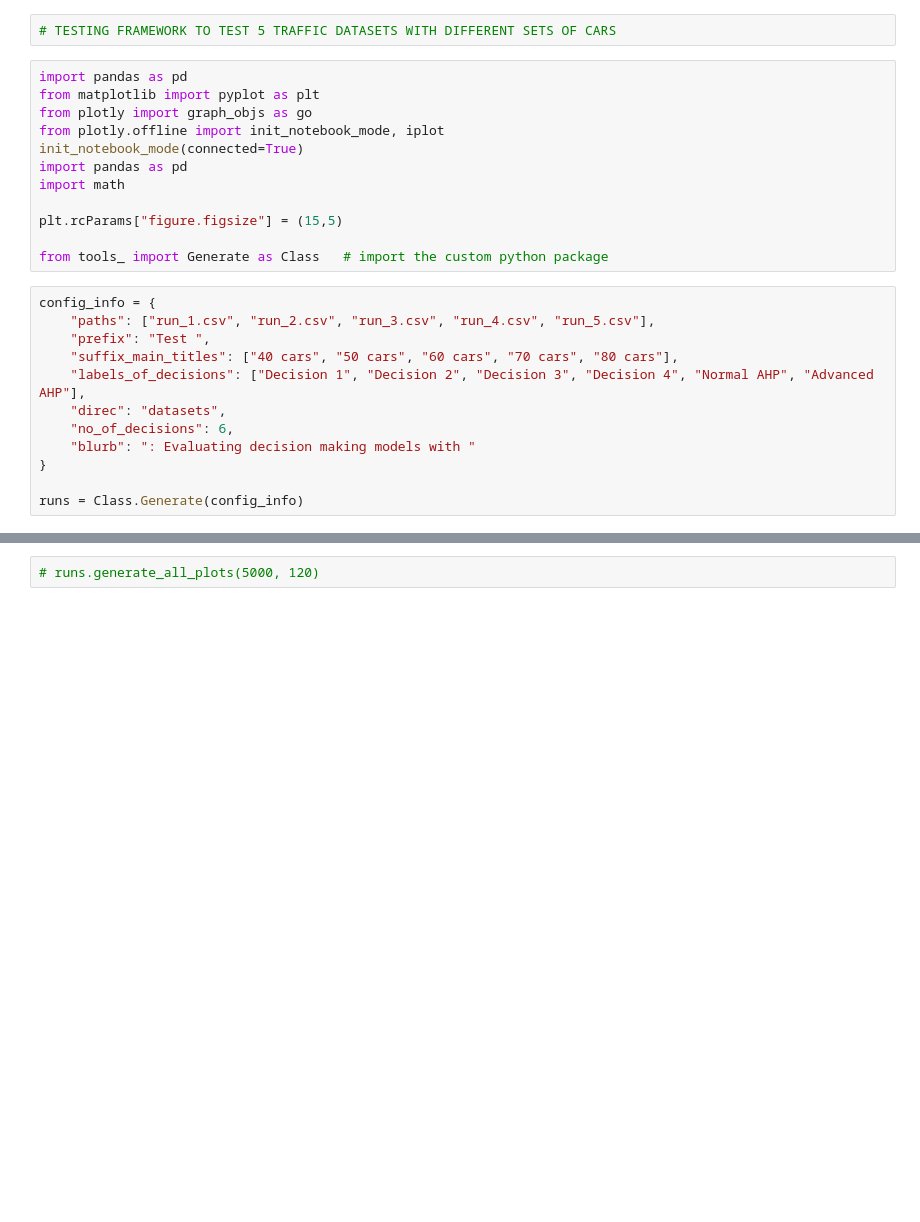
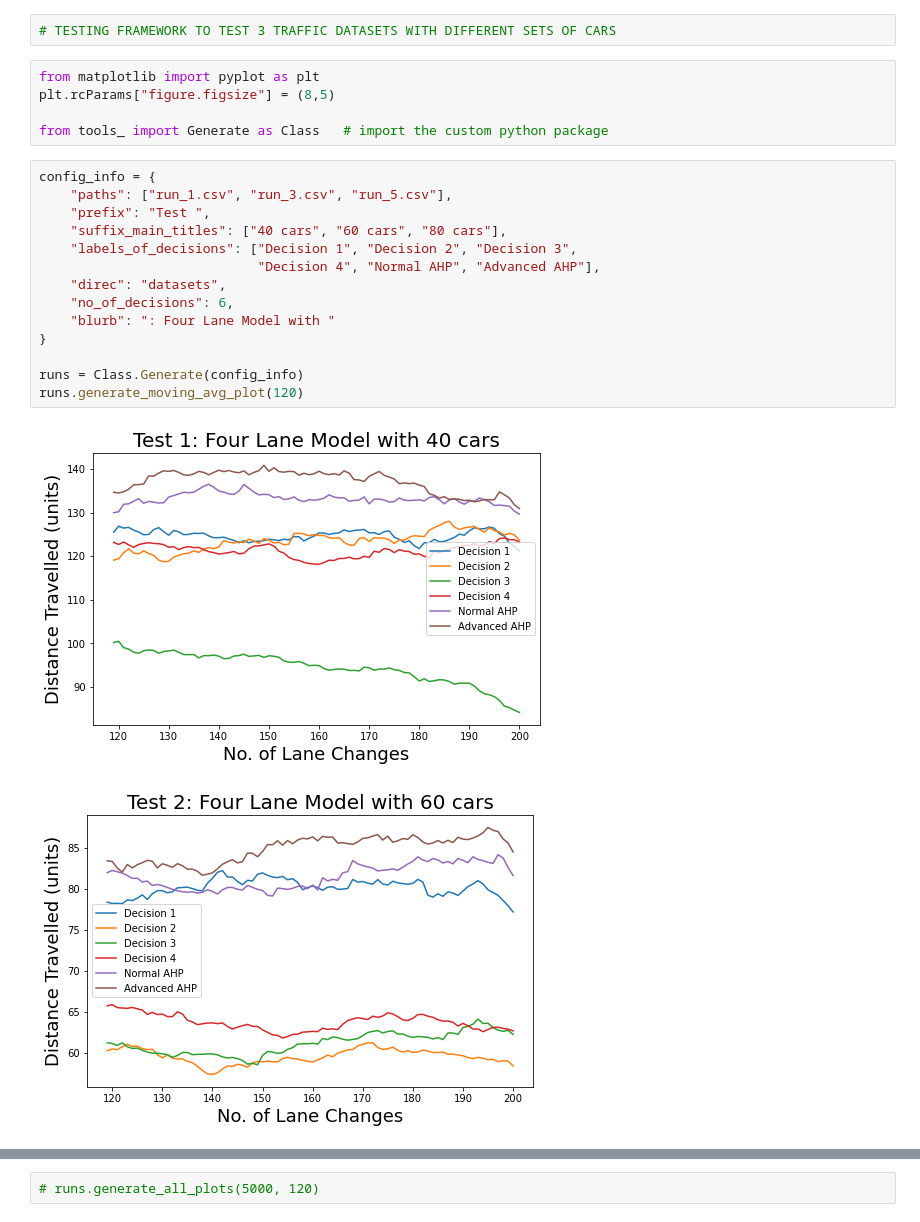
Before and after one commit to Shiv3901/Model_Tester, a Jupyter notebook: Testing.ipynb, the cells around one changed output, grey strips where cells are left out. Cells and saved outputs as stored; diff of their text form; blank space fills up the shorter version.

```diff
--- a/Testing.ipynb
+++ b/Testing.ipynb
@@ -1,26 +1,24 @@
 # %%
-# TESTING FRAMEWORK TO TEST 5 TRAFFIC DATASETS WITH DIFFERENT SETS OF CARS
+# TESTING FRAMEWORK TO TEST 3 TRAFFIC DATASETS WITH DIFFERENT SETS OF CARS
 # %%
-import pandas as pd
 from matplotlib import pyplot as plt
-from plotly import graph_objs as go
-from plotly.offline import init_notebook_mode, iplot
-init_notebook_mode(connected=True)
-import pandas as pd
-import math
-
-plt.rcParams["figure.figsize"] = (15,5)
+plt.rcParams["figure.figsize"] = (8,5)
 
 from tools_ import Generate as Class   # import the custom python package
 # %%
 config_info = {
-    "paths": ["run_1.csv", "run_2.csv", "run_3.csv", "run_4.csv", "run_5.csv"],
+    "paths": ["run_1.csv", "run_3.csv", "run_5.csv"],
     "prefix": "Test ",
-    "suffix_main_titles": ["40 cars", "50 cars", "60 cars", "70 cars", "80 cars"],
-    "labels_of_decisions": ["Decision 1", "Decision 2", "Decision 3", "Decision 4", "Normal AHP", "Advanced AHP"],
+    "suffix_main_titles": ["40 cars", "60 cars", "80 cars"],
+    "labels_of_decisions": ["Decision 1", "Decision 2", "Decision 3",
+                            "Decision 4", "Normal AHP", "Advanced AHP"],
     "direc": "datasets",
     "no_of_decisions": 6,
-    "blurb": ": Evaluating decision making models with "
+    "blurb": ": Four Lane Model with "
 }
 
 runs = Class.Generate(config_info)
+runs.generate_moving_avg_plot(120)
+# %% [output]
+[figure, added]
+[figure, added]
```
Also changed, not shown: parts of 1 cell of this notebook, 18 other files.
